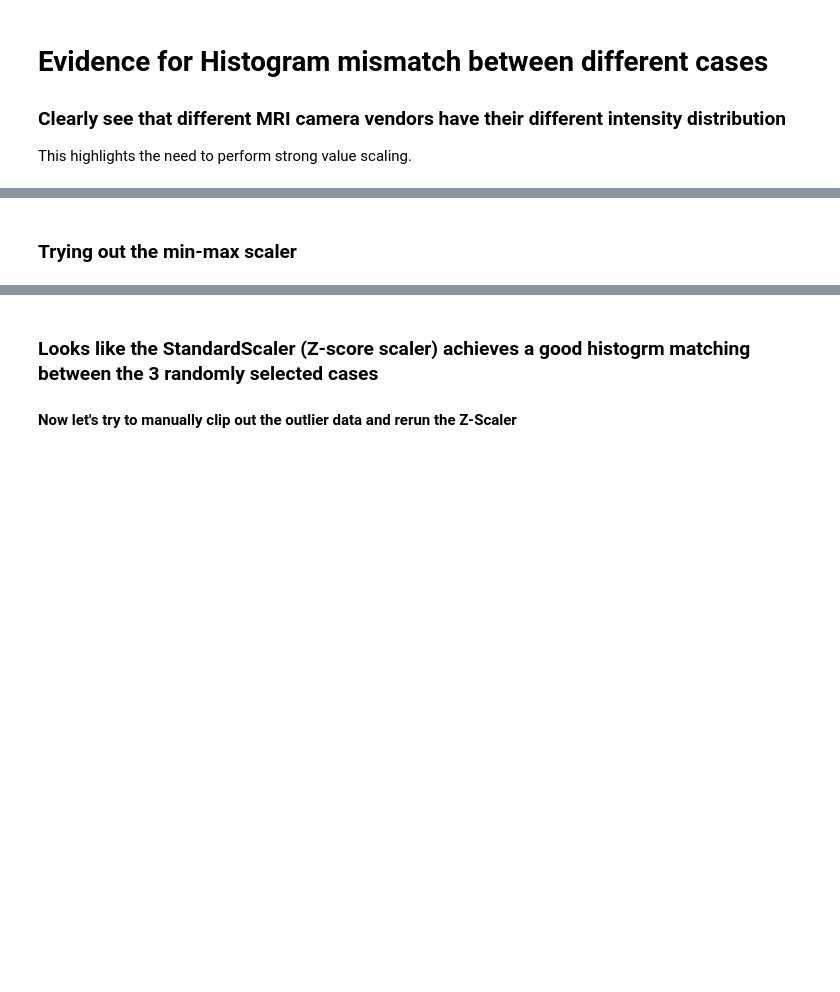
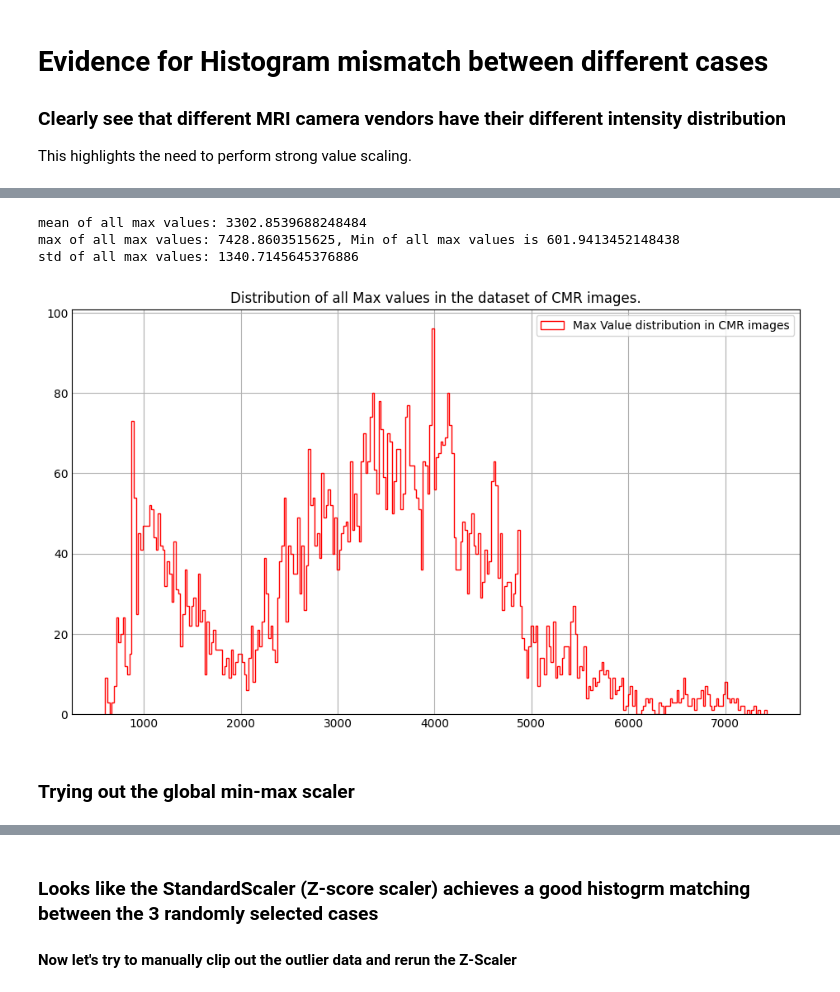
Before and after one commit to aymanreda56/CINE_Cardiac_MRI_With_Deep_Learning, a Jupyter notebook: EDA/Value_Exploration.ipynb, the cells around one changed output, grey strips where cells are left out. Cells and saved outputs as stored; diff of their text form; code cells hidden in the pictures; blank space fills up the shorter version.

```diff
--- a/EDA/Value_Exploration.ipynb
+++ b/EDA/Value_Exploration.ipynb
@@ -52,5 +50,26 @@ max value in all pixels for the image number 51 is 3491.964599609375
+# %%
+# Extracting the Mean and STD of all max values
+all_max_values = np.array([])
+for image in all_images:
+    for d in range(image.shape[2]):
+        all_max_values = np.append(all_max_values, np.max(image[:,:, d]))
+
+print(f"mean of all max values: {np.mean(all_max_values)}")
+print(f"max of all max values: {np.max(all_max_values)}, Min of all max values is {np.min(all_max_values)}")
+print(f"std of all max values: {np.std(all_max_values)}")
+
+plt.subplots(figsize=(9, 5))
+plt.hist(all_max_values, bins=300, linewidth=1.0, histtype='step', color='red', label=f'Max Value distribution in CMR images')
+plt.title('Distribution of all Max values in the dataset of CMR images.')
+plt.legend()
+plt.show()
+# %% [output]
+mean of all max values: 3302.8539688248484
+max of all max values: 7428.8603515625, Min of all max values is 601.9413452148438
+std of all max values: 1340.7145645376886
+[figure, added]
 # %% [markdown]
-### Trying out the min-max scaler
+### Trying out the global min-max scaler
 # %%
 from sklearn.preprocessing import MinMaxScaler
 
```
Also changed, not shown: parts of 20 cells of this notebook, 28 other files.
